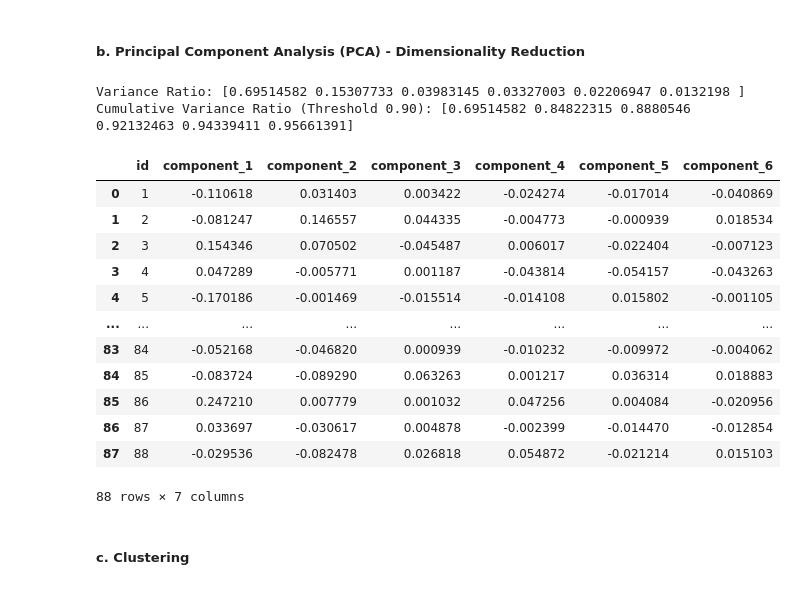
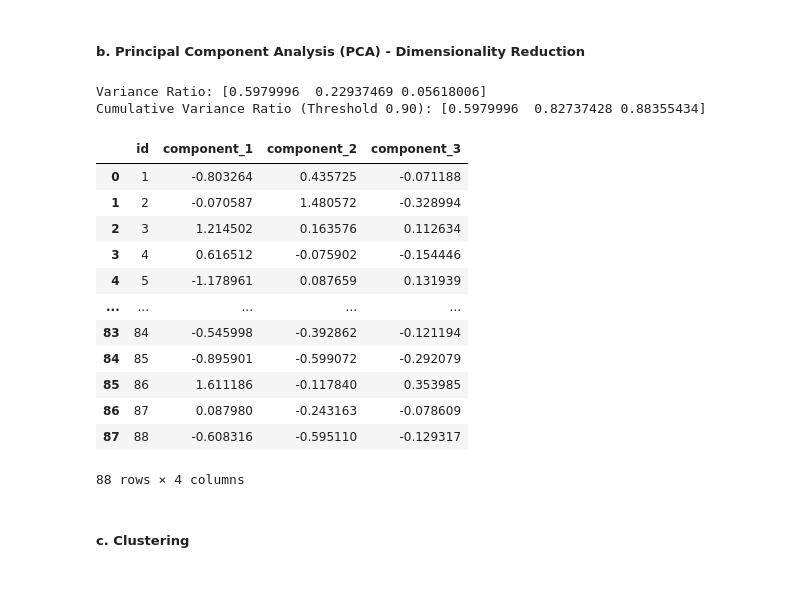
Before and after one commit to auvarifqi/tugas-besar-2-ai-lanjut, a Jupyter notebook: main.ipynb, the cells around one changed output. Drawn from its saved outputs; the diff is of its cells as text; code cells hidden in the pictures.

```diff
--- a/main.ipynb
+++ b/main.ipynb
@@ -421,7 +438,7 @@ dtype: object
 
 Memisahkan data menjadi data training dan data testing, untuk mencegah leakage.
 # %%
-X_train, X_test, y_train, y_test = train_test_split(X, y, test_size=0.1, random_state=0)
+X_train, X_test, y_train, y_test = train_test_split(X, y, test_size=0.1, random_state=0, stratify=y)
 
 print(f"Jumlah data training: {X_train.shape[0]}")
 print(f"Jumlah data testing: {X_test.shape[0]}")
@@ -467,23 +457,23 @@ Menggunakan teknik feature engineering dengan melakukan clustering menggunakan 2
 **Pipeline:** Means Grouping by id → PCA → CLustering
 # %% [markdown]
 ##### **a. Means Grouping by id**
+# %%
+# split the id column into training and testing sets
+id_train, id_test = train_test_split(id_df, test_size=0.1, random_state=0, stratify=y)
 # %%
-# split the id column into training and testing sets
-id_train, id_test = train_test_split(id_df, test_size=0.1, random_state=0)
-
-# concat X_train_scaled and id_df
-df_grouped_train = pd.concat([id_df, X_train_scaled], axis=1)
-df_grouped_test = pd.concat([id_df, X_test_scaled], axis=1)
+# combine X_train and X_test and id_train and id_test
+X_train_with_id = pd.concat([id_train, X_train], axis=1)
+X_test_with_id = pd.concat([id_test, X_test], axis=1)
 
 # Group by id and calculate the mean for each numerical column
-df_grouped_train = df_grouped_train.groupby('id').mean()
-df_grouped_test = df_grouped_test.groupby('id').mean()
+X_grouped_train = X_train_with_id.groupby('id').mean()
+X_grouped_test = X_test_with_id.groupby('id').mean()
 
 # Reset the index to make 'id' a column again
-df_grouped_train.reset_index(inplace=True)
-df_grouped_test.reset_index(inplace=True)
+X_grouped_train.reset_index(inplace=True)
+X_grouped_test.reset_index(inplace=True)
 
-display(HTML(df_grouped_train.head().to_html()))
-display(HTML(df_grouped_test.head().to_html()))
+display(HTML(X_grouped_train.head().to_html()))
+display(HTML(X_grouped_test.head().to_html()))
 # %% [output]
 |  | id | interval_1 | interval_2 | interval_3 | interval_4 | interval_5 | interval_6 | interval_7 | ... |
@@ -501,26 +491,28 @@ display(HTML(df_grouped_test.head().to_html()))
 # %% [markdown]
 ##### **b. Principal Component Analysis (PCA) - Dimensionality Reduction**
 # %%
-# PCA df_grouped data with 4 components
-n_components = 6
-columns_names_to_pca = df_grouped_train.columns.drop('id')
+# PCA X_grouped data with 4 components
+n_components = 3
+columns_names_to_pca = X_grouped_train.columns.drop('id')
 pca = FeatureDimensionReducer(method='pca', numeric_features_to_reduce=columns_names_to_pca, n_components=n_components)
 
-df_pca_train = pca.fit_transform(df_grouped_train)
-df_pca_train
+X_pca_train = pca.fit_transform(X_grouped_train)
+X_pca_test = pca.transform(X_grouped_test)
+
+X_pca_train
 # %% [output]
-Variance Ratio: [0.69514582 0.15307733 0.03983145 0.03327003 0.02206947 0.0132198 ]
-Cumulative Variance Ratio (Threshold 0.90): [0.69514582 0.84822315 0.8880546  0.92132463 0.94339411 0.95661391]
+Variance Ratio: [0.5979996  0.22937469 0.05618006]
+Cumulative Variance Ratio (Threshold 0.90): [0.5979996  0.82737428 0.88355434]
-|  | id | component_1 | component_2 | component_3 | component_4 | component_5 | component_6 |
-| 0 | 1 | -0.110618 | 0.031403 | 0.003422 | -0.024274 | -0.017014 | -0.040869 |
-| 1 | 2 | -0.081247 | 0.146557 | 0.044335 | -0.004773 | -0.000939 | 0.018534 |
-| 2 | 3 | 0.154346 | 0.070502 | -0.045487 | 0.006017 | -0.022404 | -0.007123 |
-| 3 | 4 | 0.047289 | -0.005771 | 0.001187 | -0.043814 | -0.054157 | -0.043263 |
-| 4 | 5 | -0.170186 | -0.001469 | -0.015514 | -0.014108 | 0.015802 | -0.001105 |
-| ... | ... | ... | ... | ... | ... | ... | ... |
-| 83 | 84 | -0.052168 | -0.046820 | 0.000939 | -0.010232 | -0.009972 | -0.004062 |
-| 84 | 85 | -0.083724 | -0.089290 | 0.063263 | 0.001217 | 0.036314 | 0.018883 |
-| 85 | 86 | 0.247210 | 0.007779 | 0.001032 | 0.047256 | 0.004084 | -0.020956 |
-| 86 | 87 | 0.033697 | -0.030617 | 0.004878 | -0.002399 | -0.014470 | -0.012854 |
-| 87 | 88 | -0.029536 | -0.082478 | 0.026818 | 0.054872 | -0.021214 | 0.015103 |
+|  | id | component_1 | component_2 | component_3 |
+| 0 | 1 | -0.803264 | 0.435725 | -0.071188 |
+| 1 | 2 | -0.070587 | 1.480572 | -0.328994 |
+| 2 | 3 | 1.214502 | 0.163576 | 0.112634 |
+| 3 | 4 | 0.616512 | -0.075902 | -0.154446 |
+| 4 | 5 | -1.178961 | 0.087659 | 0.131939 |
+| ... | ... | ... | ... | ... |
+| 83 | 84 | -0.545998 | -0.392862 | -0.121194 |
+| 84 | 85 | -0.895901 | -0.599072 | -0.292079 |
+| 85 | 86 | 1.611186 | -0.117840 | 0.353985 |
+| 86 | 87 | 0.087980 | -0.243163 | -0.078609 |
+| 87 | 88 | -0.608316 | -0.595110 | -0.129317 |
-88 rows × 7 columns
+88 rows × 4 columns
```
Also changed, not shown: parts of 13 cells of this notebook.
